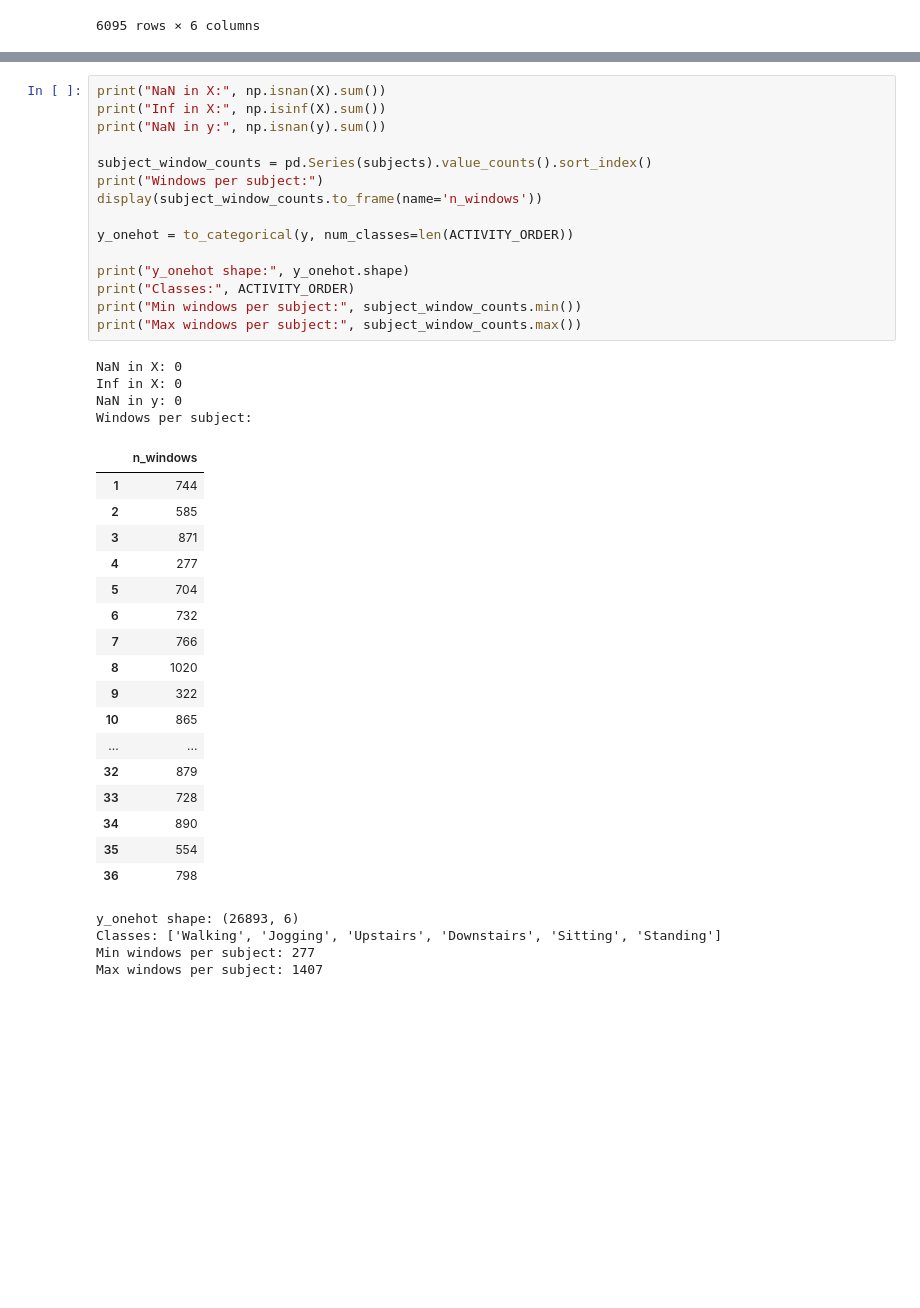
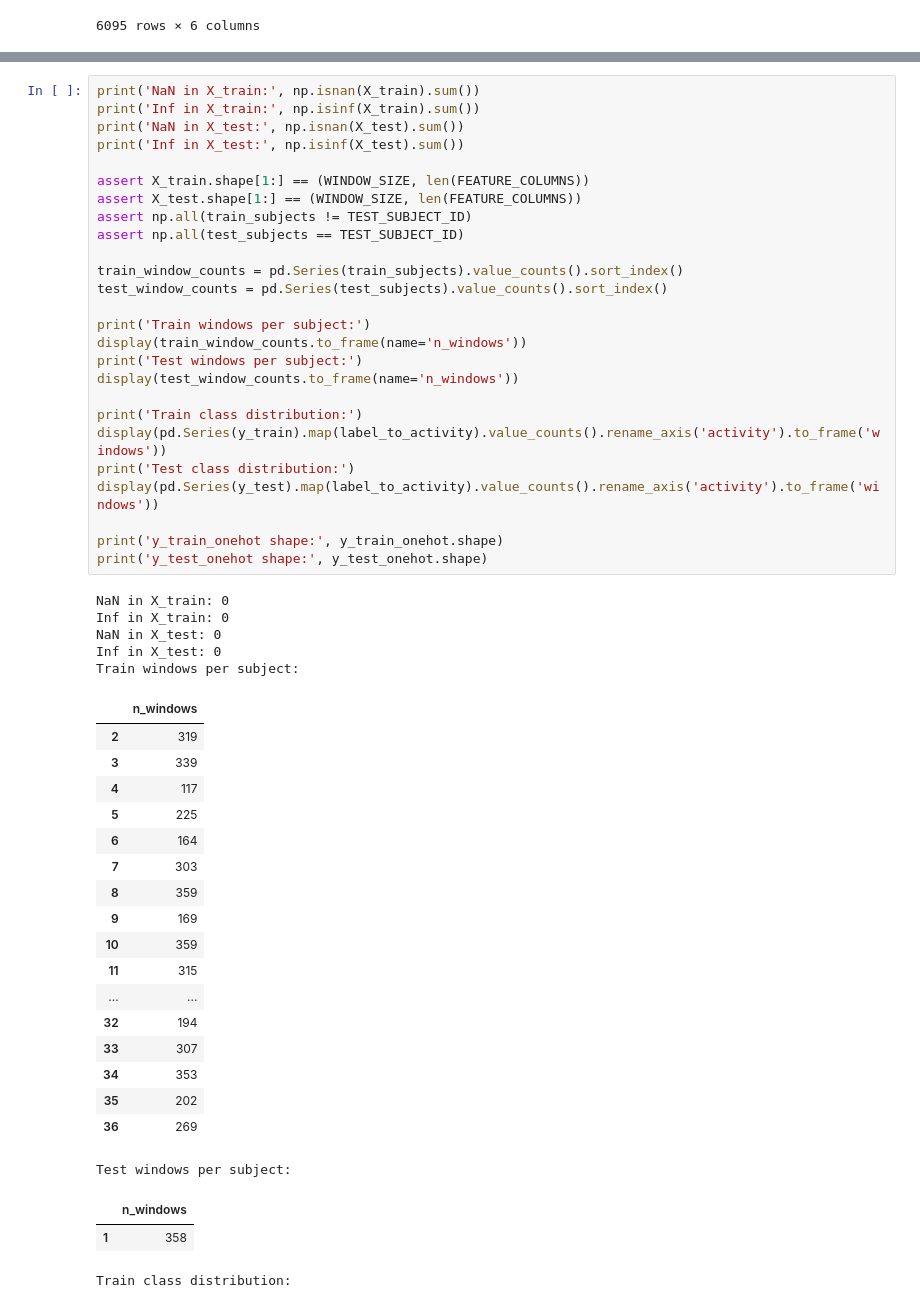
Before and after one commit to loo00r/esp32_cl_har, a Jupyter notebook: notebooks/CNN_training.ipynb, the cells around one changed output, grey strips where cells are left out. Cells and saved outputs as stored; diff of their text form; blank space fills up the shorter version.

```diff
--- a/notebooks/CNN_training.ipynb
+++ b/notebooks/CNN_training.ipynb
@@ -332,41 +341,53 @@ First window label: 0 Walking
 # %%
-print("NaN in X:", np.isnan(X).sum())
-print("Inf in X:", np.isinf(X).sum())
-print("NaN in y:", np.isnan(y).sum())
+print('NaN in X_train:', np.isnan(X_train).sum())
+print('Inf in X_train:', np.isinf(X_train).sum())
+print('NaN in X_test:', np.isnan(X_test).sum())
+print('Inf in X_test:', np.isinf(X_test).sum())
 
-subject_window_counts = pd.Series(subjects).value_counts().sort_index()
-print("Windows per subject:")
-display(subject_window_counts.to_frame(name='n_windows'))
+assert X_train.shape[1:] == (WINDOW_SIZE, len(FEATURE_COLUMNS))
+assert X_test.shape[1:] == (WINDOW_SIZE, len(FEATURE_COLUMNS))
+assert np.all(train_subjects != TEST_SUBJECT_ID)
+assert np.all(test_subjects == TEST_SUBJECT_ID)
 
-y_onehot = to_categorical(y, num_classes=len(ACTIVITY_ORDER))
+train_window_counts = pd.Series(train_subjects).value_counts().sort_index()
+test_window_counts = pd.Series(test_subjects).value_counts().sort_index()
 
-print("y_onehot shape:", y_onehot.shape)
-print("Classes:", ACTIVITY_ORDER)
-print("Min windows per subject:", subject_window_counts.min())
-print("Max windows per subject:", subject_window_counts.max())
+print('Train windows per subject:')
+display(train_window_counts.to_frame(name='n_windows'))
+print('Test windows per subject:')
+display(test_window_counts.to_frame(name='n_windows'))
+
+print('Train class distribution:')
+display(pd.Series(y_train).map(label_to_activity).value_counts().rename_axis('activity').to_frame('windows'))
+print('Test class distribution:')
+display(pd.Series(y_test).map(label_to_activity).value_counts().rename_axis('activity').to_frame('windows'))
+
+print('y_train_onehot shape:', y_train_onehot.shape)
+print('y_test_onehot shape:', y_test_onehot.shape)
 # %% [output]
-NaN in X: 0
-Inf in X: 0
-NaN in y: 0
-Windows per subject:
+NaN in X_train: 0
+Inf in X_train: 0
+NaN in X_test: 0
+Inf in X_test: 0
+Train windows per subject:
 |  | n_windows |
-| 1 | 744 |
-| 2 | 585 |
-| 3 | 871 |
-| 4 | 277 |
-| 5 | 704 |
-| 6 | 732 |
-| 7 | 766 |
-| 8 | 1020 |
-| 9 | 322 |
-| 10 | 865 |
+| 2 | 319 |
+| 3 | 339 |
+| 4 | 117 |
+| 5 | 225 |
+| 6 | 164 |
+| 7 | 303 |
+| 8 | 359 |
+| 9 | 169 |
+| 10 | 359 |
+| 11 | 315 |
 | ... | ... |
-| 32 | 879 |
-| 33 | 728 |
-| 34 | 890 |
-| 35 | 554 |
-| 36 | 798 |
+| 32 | 194 |
+| 33 | 307 |
+| 34 | 353 |
+| 35 | 202 |
+| 36 | 269 |
-y_onehot shape: (26893, 6)
-Classes: ['Walking', 'Jogging', 'Upstairs', 'Downstairs', 'Sitting', 'Standing']
-Min windows per subject: 277
-Max windows per subject: 1407
+Test windows per subject:
+|  | n_windows |
+| 1 | 358 |
+Train class distribution:
```
Also changed, not shown: parts of 9 cells of this notebook, 1 other file.
